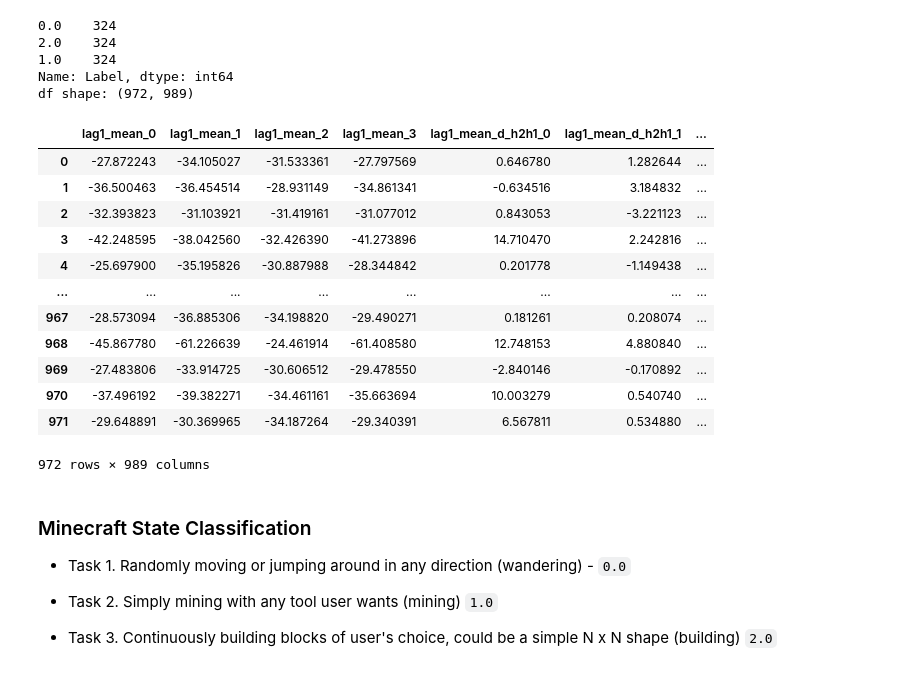
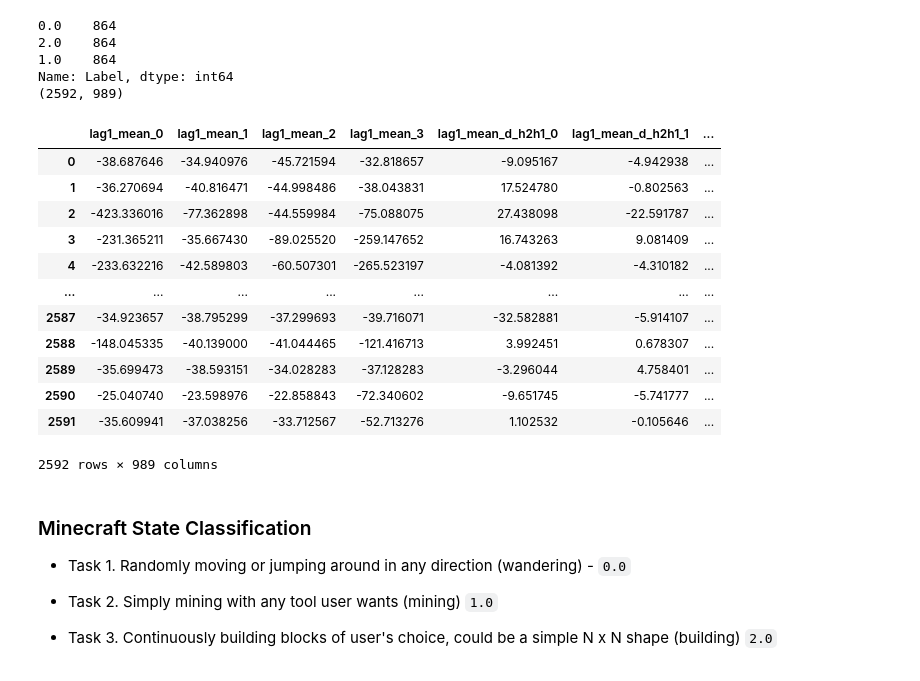
Before and after one commit to andyko208/EEG_Classification, a Jupyter notebook: GRU_Progress.ipynb, the cells around one changed output. Drawn from its saved outputs; the diff is of its cells as text; code cells hidden in the pictures.

```diff
--- a/GRU_Progress.ipynb
+++ b/GRU_Progress.ipynb
@@ -94,31 +91,27 @@ FINAL_MATRIX (1296, 989)
-# %%
-filename = 'minecraft-state'
-
-outfile_path = os.getcwd() + '/final_dataset/' + filename + '.csv'
-
-df = pd.read_csv(outfile_path)
-print(df['Label'].value_counts())
-print('df shape: {}'.format(df.shape))
-df
-# %% [output]
-0.0    324
-2.0    324
-1.0    324
-Name: Label, dtype: int64
-df shape: (972, 989)
-|  | lag1_mean_0 | lag1_mean_1 | lag1_mean_2 | lag1_mean_3 | lag1_mean_d_h2h1_0 | lag1_mean_d_h2h1_1 | ... |
-| 0 | -27.872243 | -34.105027 | -31.533361 | -27.797569 | 0.646780 | 1.282644 | ... |
-| 1 | -36.500463 | -36.454514 | -28.931149 | -34.861341 | -0.634516 | 3.184832 | ... |
-| 2 | -32.393823 | -31.103921 | -31.419161 | -31.077012 | 0.843053 | -3.221123 | ... |
-| 3 | -42.248595 | -38.042560 | -32.426390 | -41.273896 | 14.710470 | 2.242816 | ... |
-| 4 | -25.697900 | -35.195826 | -30.887988 | -28.344842 | 0.201778 | -1.149438 | ... |
-| ... | ... | ... | ... | ... | ... | ... | ... |
-| 967 | -28.573094 | -36.885306 | -34.198820 | -29.490271 | 0.181261 | 0.208074 | ... |
-| 968 | -45.867780 | -61.226639 | -24.461914 | -61.408580 | 12.748153 | 4.880840 | ... |
-| 969 | -27.483806 | -33.914725 | -30.606512 | -29.478550 | -2.840146 | -0.170892 | ... |
-| 970 | -37.496192 | -39.382271 | -34.461161 | -35.663694 | 10.003279 | 0.540740 | ... |
-| 971 | -29.648891 | -30.369965 | -34.187264 | -29.340391 | 6.567811 | 0.534880 | ... |
-972 rows × 989 columns
+# %%
+a = pd.read_csv(os.getcwd() + '/final_dataset/minecraft-state-final.csv')
+print(a['Label'].value_counts())
+print(a.shape)
+a
+# %% [output]
+0.0    864
+2.0    864
+1.0    864
+Name: Label, dtype: int64
+(2592, 989)
+|  | lag1_mean_0 | lag1_mean_1 | lag1_mean_2 | lag1_mean_3 | lag1_mean_d_h2h1_0 | lag1_mean_d_h2h1_1 | ... |
+| 0 | -38.687646 | -34.940976 | -45.721594 | -32.818657 | -9.095167 | -4.942938 | ... |
+| 1 | -36.270694 | -40.816471 | -44.998486 | -38.043831 | 17.524780 | -0.802563 | ... |
+| 2 | -423.336016 | -77.362898 | -44.559984 | -75.088075 | 27.438098 | -22.591787 | ... |
+| 3 | -231.365211 | -35.667430 | -89.025520 | -259.147652 | 16.743263 | 9.081409 | ... |
+| 4 | -233.632216 | -42.589803 | -60.507301 | -265.523197 | -4.081392 | -4.310182 | ... |
+| ... | ... | ... | ... | ... | ... | ... | ... |
+| 2587 | -34.923657 | -38.795299 | -37.299693 | -39.716071 | -32.582881 | -5.914107 | ... |
+| 2588 | -148.045335 | -40.139000 | -41.044465 | -121.416713 | 3.992451 | 0.678307 | ... |
+| 2589 | -35.699473 | -38.593151 | -34.028283 | -37.128283 | -3.296044 | 4.758401 | ... |
+| 2590 | -25.040740 | -23.598976 | -22.858843 | -72.340602 | -9.651745 | -5.741777 | ... |
+| 2591 | -35.609941 | -37.038256 | -33.712567 | -52.713276 | 1.102532 | -0.105646 | ... |
+2592 rows × 989 columns
 # %% [markdown]
 <a id='current_focus'></a>
 ### Minecraft State Classification
```
Also changed, not shown: parts of 10 cells of this notebook, 46 other files.
